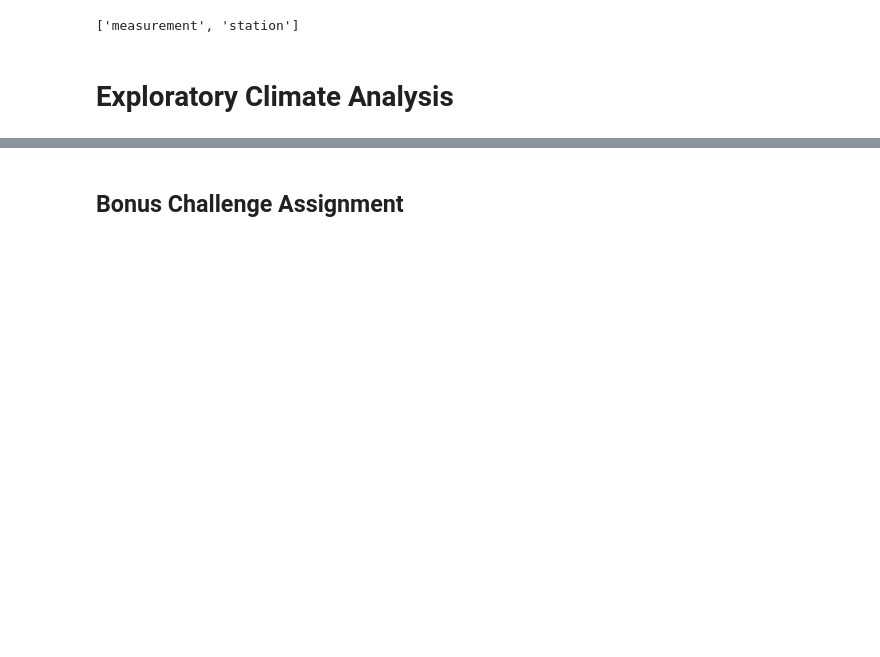
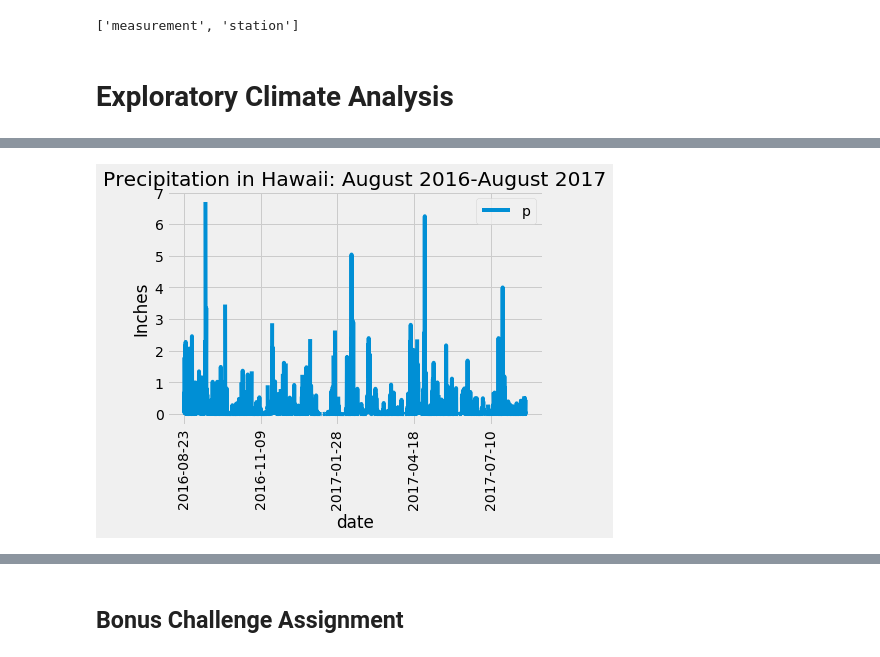
Before and after one commit to sjricketts/sqlalchemy-challenge, a Jupyter notebook: climate.ipynb, the cells around one changed output, grey strips where cells are left out. Drawn from its saved outputs; the diff is of its cells as text; code cells hidden in the pictures; blank space fills up the shorter version.

```diff
--- a/climate.ipynb
+++ b/climate.ipynb
@@ -52,0 +55,4 @@ session = Session(engine)
+# %%
+# find one year prior to last date
+one_year_ago = dt.date(2017, 8, 23) - dt.timedelta(days=365)
+one_year_ago
@@ -52,0 +61,8 @@ session = Session(engine)
+# %%
+# Perform a query to retrieve the data (is this supposed to be "date"???) and precipitation scores
+date_prcp = session.query(Measurement.date, Measurement.prcp).filter(Measurement.date >= one_year_ago).all()
+# %%
+# Save the query results as a Pandas DataFrame and set the index to the date column
+date_prcp_df = pd.DataFrame(date_prcp)
+date_prcp_df = date_prcp_df.set_index('date')
+date_prcp_df.head()
@@ -52,0 +77,4 @@ session = Session(engine)
+# %%
+# Sort the dataframe by date
+date_prcp_df = date_prcp_df.sort_values('date')
+date_prcp_df.head()
@@ -53,2 +89,13 @@ session = Session(engine)
+# %%
+# Use Pandas Plotting with Matplotlib to plot the data
+# figure out legend
+
+date_prcp_df.plot(rot=90)
+plt.ylabel("Inches")
+plt.legend("precepitation")
+plt.title("Precipitation in Hawaii: August 2016-August 2017")
+plt.show();
+# %% [output]
+[figure, added]
 # %%
 # Use Pandas to calcualte the summary statistics for the precipitation data
```
Also changed, not shown: parts of 11 cells of this notebook.
